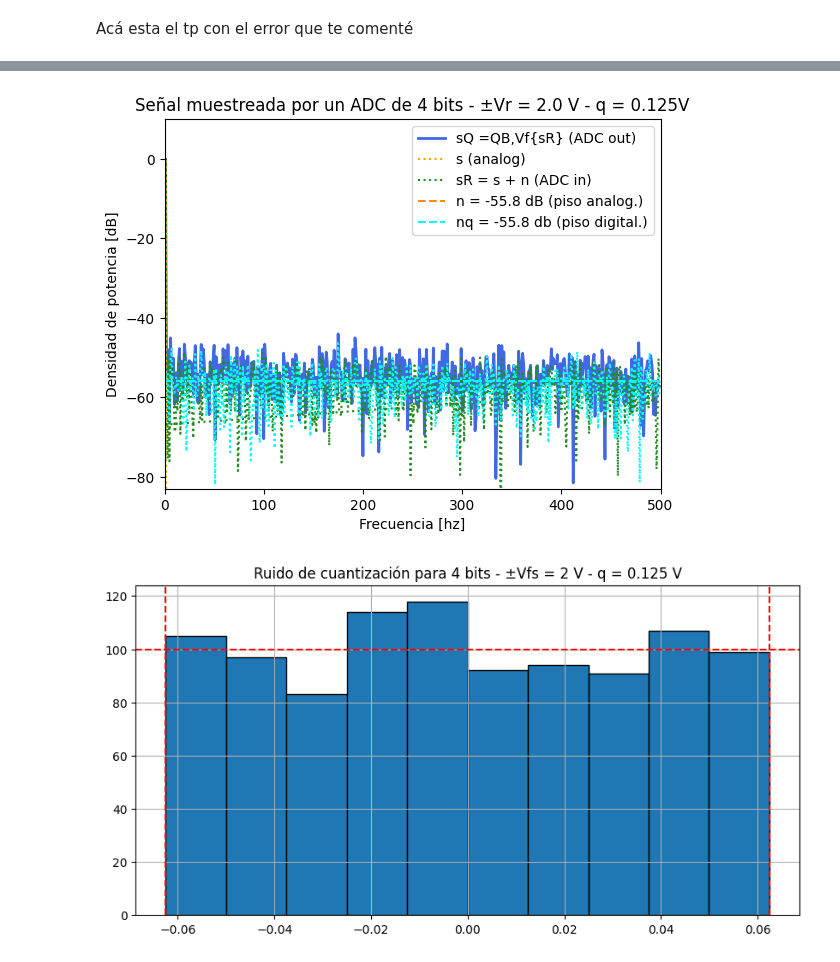
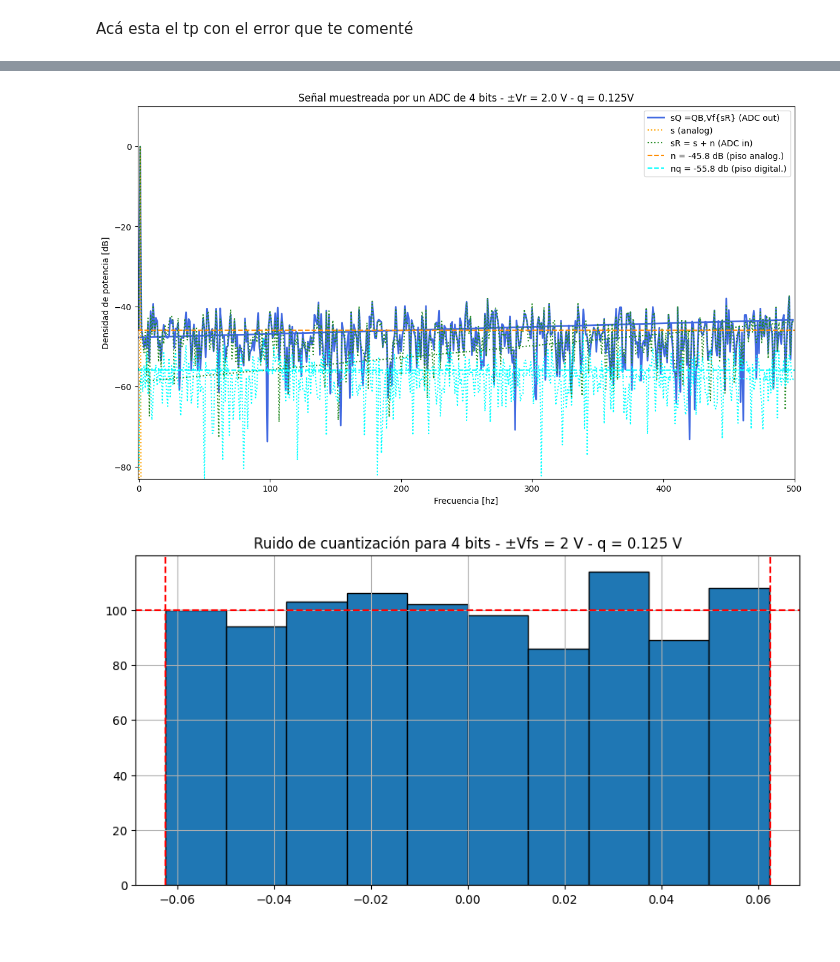
Before and after one commit to SantiagoBoente/APS, a Jupyter notebook: TS2_Santiago_Boente/TP con el error.ipynb, the cells around one changed output, grey strips where cells are left out. Drawn from its saved outputs; the diff is of its cells as text; code cells hidden in the pictures.

```diff
--- a/TS2_Santiago_Boente/TP con el error.ipynb
+++ b/TS2_Santiago_Boente/TP con el error.ipynb
@@ -23,7 +23,7 @@ tt, xx = mi_funcion_sen(np.sqrt(2) , 0 , fs/N , 0 , N , fs)
 
 vfs = 2
 B = 4
-kn = 1
+kn = 10
 
 q = (vfs) / 2**B
 pq = (q**2)/12
@@ -70,35 +70,35 @@ XXQ_mod = 2 * (np.abs(XXQ)**2)
 EQ = np.fft.fft(eq)/N
 EQ_mod = 2 * (np.abs(EQ)**2)
 
 #vector de frecuencias
 freq = np.fft.fftfreq(len(xx), 1/fs)
 
 # magnitud normalizada en dB
 XX_db = 10 * np.log10(XX_mod + 1e-12)
 XXPn_db = 10 * np.log10(XXPn_mod + 1e-12)
 XXQ_db = 10 * np.log10(XXQ_mod + 1e-12)
 EQ_db = 10 * np.log10(EQ_mod + 1e-12)
 
 piso_analog = 10 * np.log10(Pn/(N/2) + 1e-12)
 piso_digital = 10 * np.log10(pq/(N/2) + 1e-12)
 
 
-plt.figure(figsize=(12,6))
+plt.figure(figsize=(14,8))
 plt.ylim(-83, 10)
 plt.xlim(-1 , 500)
 plt.plot(freq, XXQ_db, color = 'royalblue',label='sQ =QB,Vf{sR} (ADC out)', linewidth = 2)
 plt.plot(freq, XX_db, ':', color = 'orange', label = 's (analog)', linewidth = 1.5)
 plt.plot(freq, XXPn_db, ':', color = 'forestgreen',label = 'sR = s + n (ADC in)', linewidth = 1.5)
 plt.axhline(piso_analog, color = 'darkorange', linestyle='--', label = f'n = {piso_analog:.1f} dB (piso analog.)',linewidth = 1.5)
 plt.axhline(piso_digital, color = 'cyan', linestyle='--', label = f'nq = {piso_digital:.1f} db (piso digital.)', linewidth = 1.5)
 plt.plot(freq, EQ_db, ':', color='cyan')
 plt.title(f'Señal muestreada por un ADC de {B} bits - ±Vr = {vfs:.1f} V - q = {q:.3f}V')
 plt.xlabel("Frecuencia [hz]")
 plt.ylabel("Densidad de potencia [dB]")
 plt.legend()
 plt.show()
 # %% [output]
-[figure, old version]
+[figure, new version]
 # %%
 plt.figure(figsize=(10,5))
 
@@ -122,4 +122,4 @@ plt.title(f'Ruido de cuantización para {B} bits - ±Vfs = {vfs} V - q = {q:.3f}
 plt.grid(True)
 plt.show()
 # %% [output]
-[figure, old version]
+[figure, new version]
```
Also changed, not shown: parts of 1 cell of this notebook.
